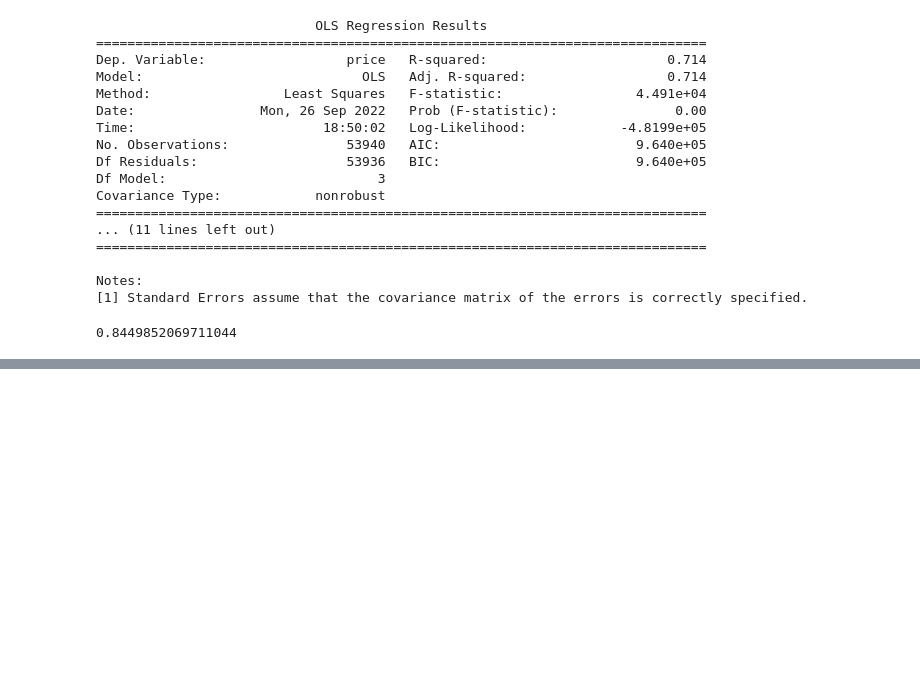
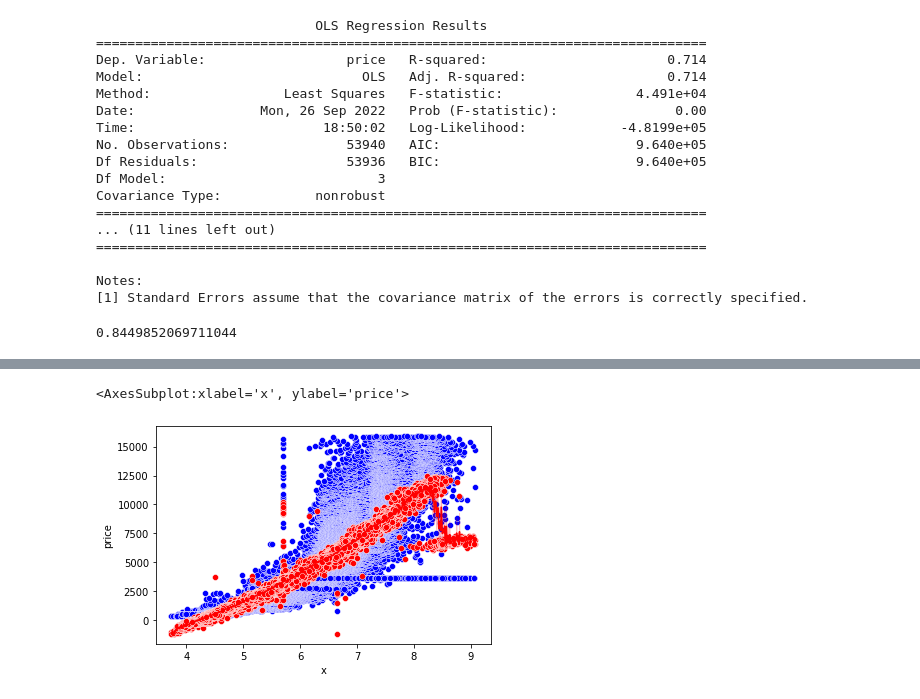
Before and after one commit to ElizabethCobos/Actividad1_gestion, a Jupyter notebook: TAREA 1.ipynb, the cells around one changed output, grey strips where cells are left out. Saved outputs shown, nothing was run; the diff lists cells and outputs as text; code cells hidden in the pictures; blank space fills up the shorter version.

```diff
--- a/TAREA 1.ipynb
+++ b/TAREA 1.ipynb
@@ -568,0 +641,14 @@ print (correlacion_tamaño)
+# %%
+#Agregamos la columna de predicción al dataframe
+Form= -618.205282 -757.151031*df4['x'] + 1710.406537*df4['y'] + 252.940851*df4['z'] + 3966.759954*df4['carat'] -30.246024*df4['depth'] -58.515708*df4['table']
+df4.insert(loc=0, column='Predicciones_ultimo', value=Form)
+#print (df4)
+# %%
+#Visualizamos la gráfica comparativa entre el total real y el total predecido
+
+sns.scatterplot(x='x', y='price', color="blue", data=df4)
+sns.scatterplot(x='x', y='Predicciones_ultimo', color="red", data=df4)
+sns.lineplot(x='x', y='Predicciones_ultimo', color="red", data=df4)
+# %% [output]
+<AxesSubplot:xlabel='x', ylabel='price'>
+[figure, added]
```
Also changed, not shown: parts of 16 cells of this notebook.
